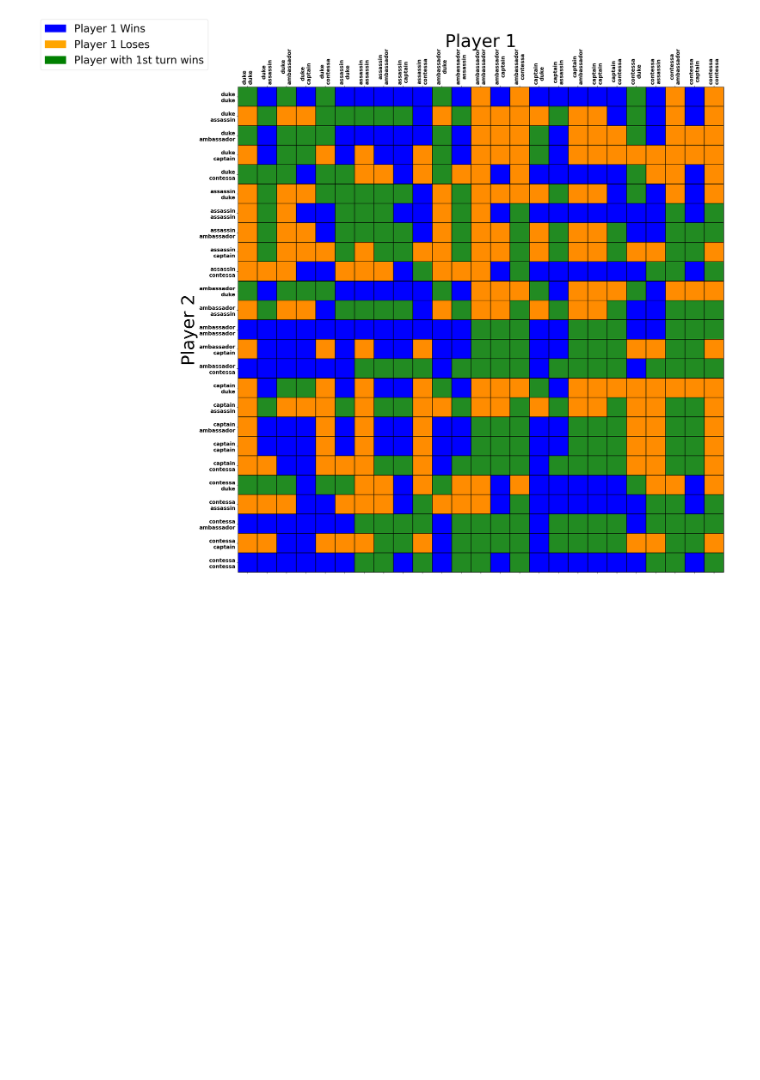
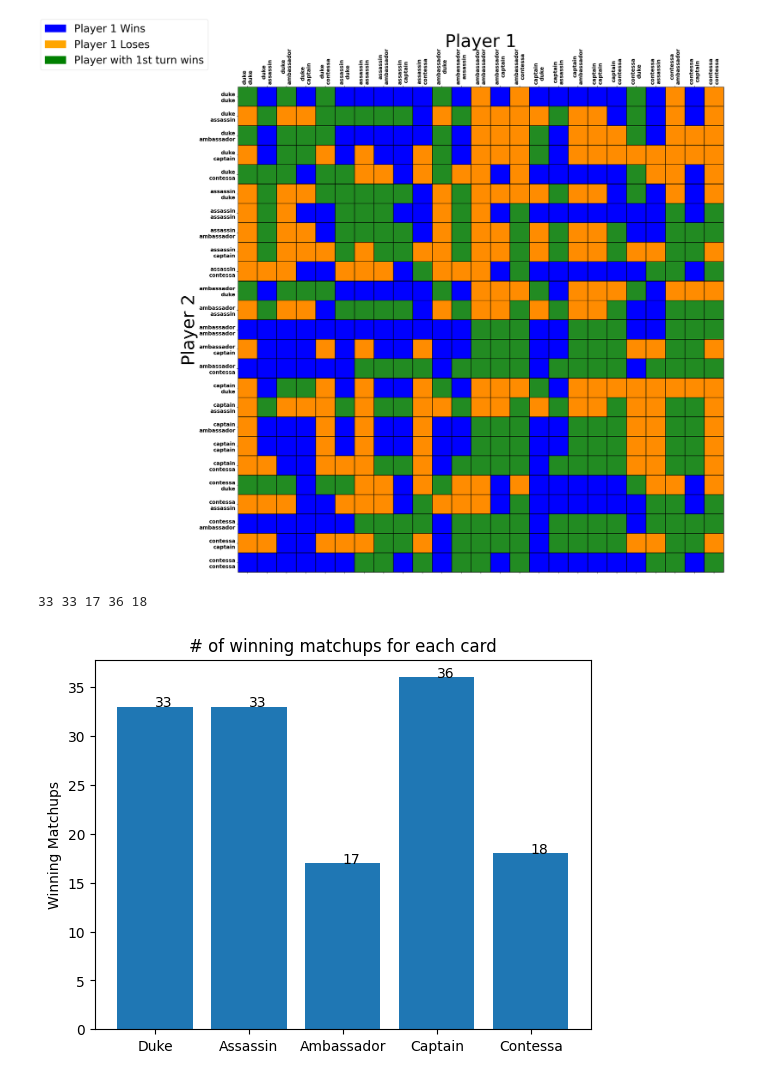
Before and after one commit to matthewScohen/coup_endgame_solving, a Jupyter notebook: src/results.ipynb, the cells around one changed output. Drawn from its saved outputs; the diff is of its cells as text; code cells hidden in the pictures; blank space fills up the shorter version.

Commit message:
added winning matchups chart

```diff
--- a/src/results.ipynb
+++ b/src/results.ipynb
@@ -115,3 +115,40 @@ card_pair_labels = [('duke', 'duke'), ('duke', 'assassin'), ('duke', 'ambassador
 get_grid_fig(card_pair_labels, "../data/grid2_fig.png", fontsize=15)
 # %% [output]
 [figure]
+# %%
+dukew = 0
+assassinw = 0
+ambassadorw = 0
+captainw = 0
+contessaw = 0
+for i, pair_1 in enumerate(card_pair_labels):
+    for j, pair_2 in enumerate(card_pair_labels):
+        temp = 3 if matchup_results[pair_1][pair_2] == matchup_results[pair_2][pair_1] else matchup_results[pair_1][pair_2]
+        if 'duke' in pair_1 and temp == '1':
+            dukew += 1
+        if 'assassin' in pair_1 and temp == '1':
+            assassinw += 1
+        if 'ambassador' in pair_1 and temp == '1':
+            ambassadorw += 1
+        if 'captain' in pair_1 and temp == '1':
+            captainw += 1
+        if 'contessa' in pair_1 and temp == '1':
+            contessaw += 1
+
+print(dukew, assassinw, ambassadorw, captainw, contessaw)
+# %% [output]
+33 33 17 36 18
+# %%
+def addlabels(x,y):
+	for i in range(len(x)):
+		plt.text(i,y[i],y[i])
+
+x = ['Duke', 'Assassin', 'Ambassador', 'Captain', 'Contessa']
+y = [dukew, assassinw, ambassadorw, captainw, contessaw]
+plt.bar(x, y)
+addlabels(x, y)
+plt.title("# of winning matchups for each card")
+plt.ylabel("Winning Matchups")
+plt.show()
+# %% [output]
+[figure, added]
```
